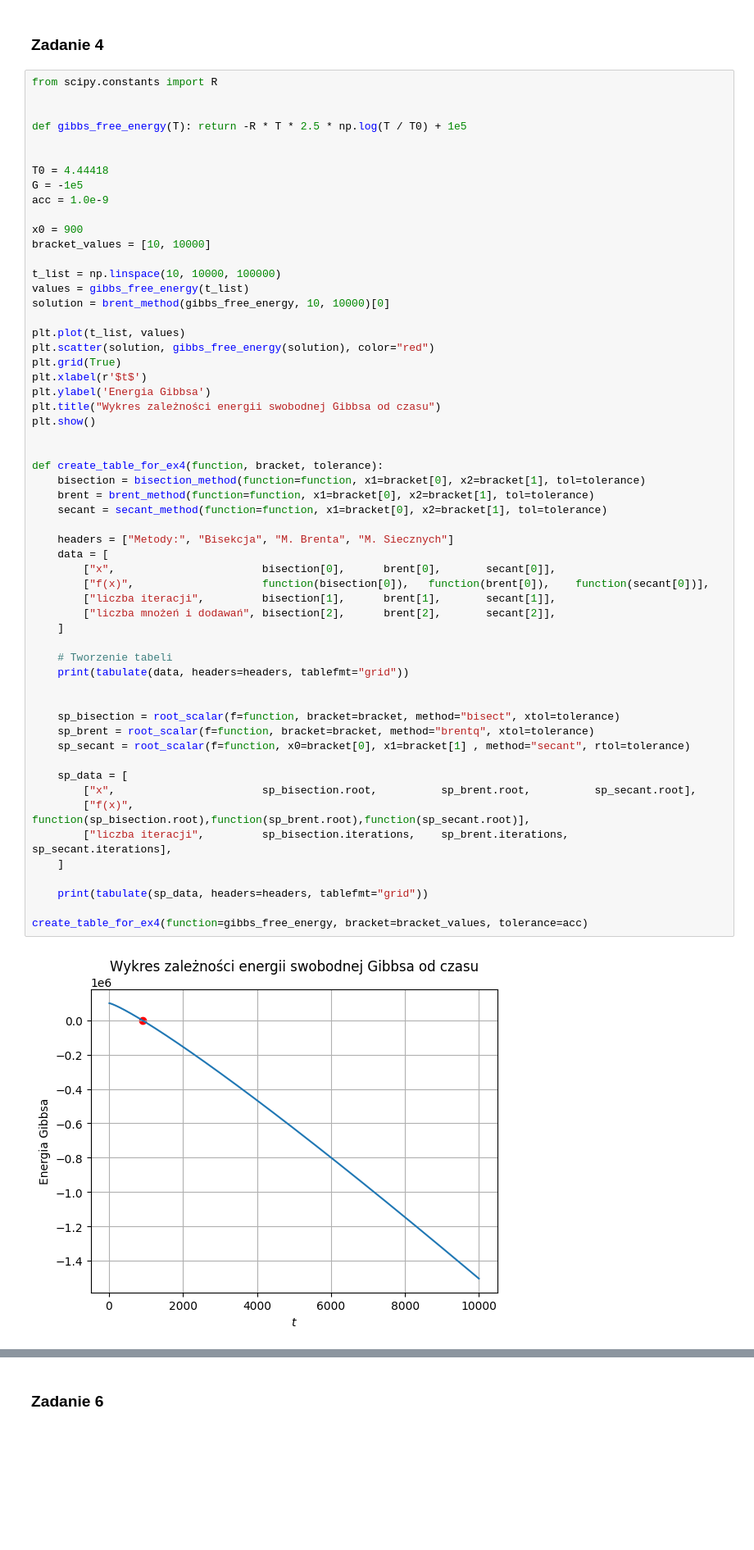
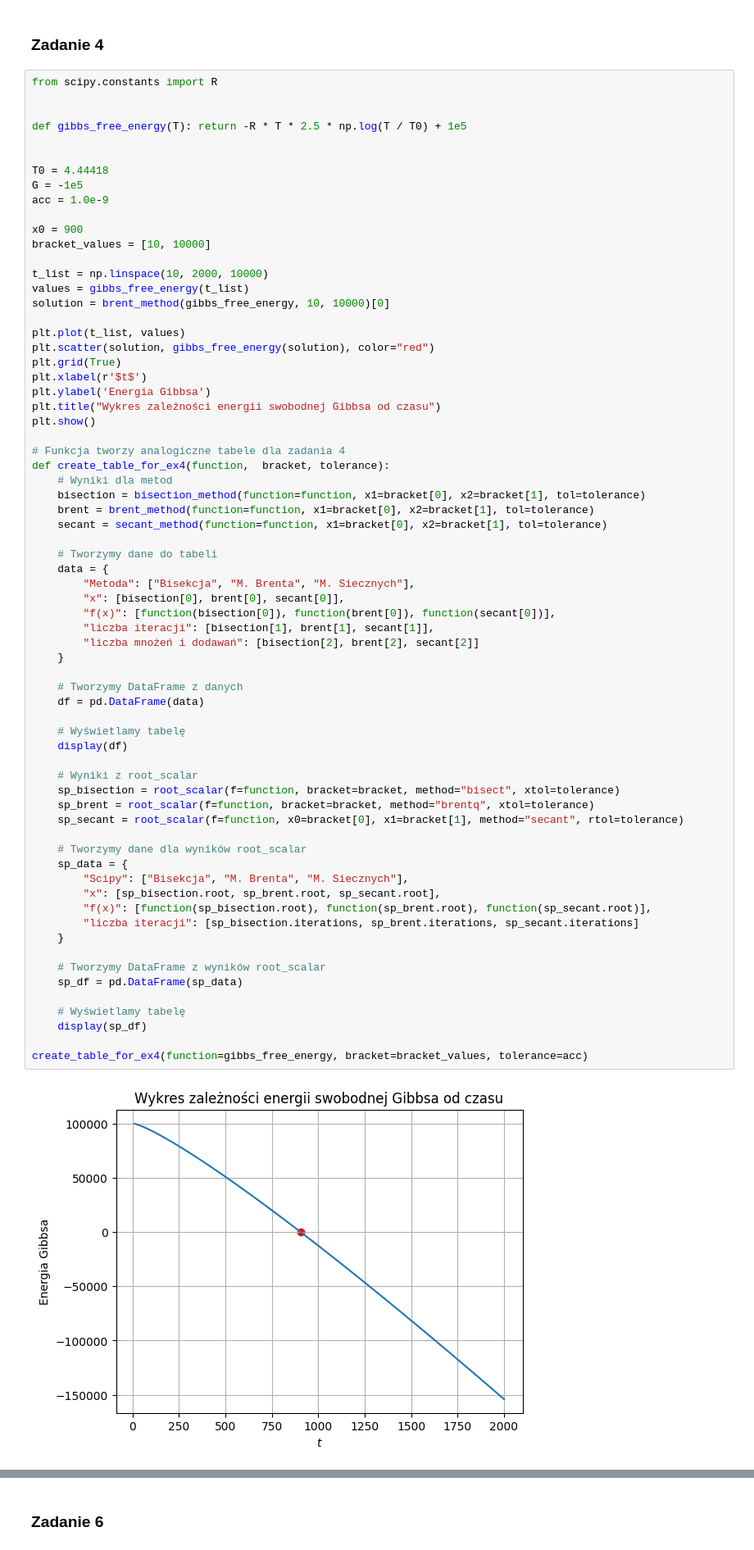
Before and after one commit to Zuzanna-Sosnowska/UniversityProjects, a Jupyter notebook: Semestr 5/Metody numeryczne/Lista4/lista4.ipynb, the cells around one changed output, grey strips where cells are left out. Shown at 82% size. Saved outputs shown, nothing was run; the diff lists cells and outputs as text; blank space fills up the shorter version.

Commit message:
Edycja listy 4 z metod numerycznych

```diff
--- a/Semestr 5/Metody numeryczne/Lista4/lista4.ipynb
+++ b/Semestr 5/Metody numeryczne/Lista4/lista4.ipynb
@@ -319,50 +364,61 @@ G = -1e5
 acc = 1.0e-9
 
 x0 = 900
 bracket_values = [10, 10000]
 
-t_list = np.linspace(10, 10000, 100000)
+t_list = np.linspace(10, 2000, 10000)
 values = gibbs_free_energy(t_list)
 solution = brent_method(gibbs_free_energy, 10, 10000)[0]
 
 plt.plot(t_list, values)
 plt.scatter(solution, gibbs_free_energy(solution), color="red")
 plt.grid(True)
 plt.xlabel(r'$t$')
 plt.ylabel('Energia Gibbsa')
 plt.title("Wykres zależności energii swobodnej Gibbsa od czasu")
 plt.show()
 
-
-def create_table_for_ex4(function, bracket, tolerance):
+# Funkcja tworzy analogiczne tabele dla zadania 4
+def create_table_for_ex4(function,  bracket, tolerance):
+    # Wyniki dla metod
     bisection = bisection_method(function=function, x1=bracket[0], x2=bracket[1], tol=tolerance)
     brent = brent_method(function=function, x1=bracket[0], x2=bracket[1], tol=tolerance)
     secant = secant_method(function=function, x1=bracket[0], x2=bracket[1], tol=tolerance)
 
-    headers = ["Metody:", "Bisekcja", "M. Brenta", "M. Siecznych"]
-    data = [
-        ["x",                       bisection[0],      brent[0],       secant[0]],
-        ["f(x)",                    function(bisection[0]),   function(brent[0]),    function(secant[0])],
-        ["liczba iteracji",         bisection[1],      brent[1],       secant[1]],
-        ["liczba mnożeń i dodawań", bisection[2],      brent[2],       secant[2]],
-    ]
+    # Tworzymy dane do tabeli
+    data = {
+        "Metoda": ["Bisekcja", "M. Brenta", "M. Siecznych"],
+        "x": [bisection[0], brent[0], secant[0]],
+        "f(x)": [function(bisection[0]), function(brent[0]), function(secant[0])],
+        "liczba iteracji": [bisection[1], brent[1], secant[1]],
+        "liczba mnożeń i dodawań": [bisection[2], brent[2], secant[2]]
+    }
 
-    # Tworzenie tabeli
-    print(tabulate(data, headers=headers, tablefmt="grid"))
+    # Tworzymy DataFrame z danych
+    df = pd.DataFrame(data)
 
+    # Wyświetlamy tabelę
+    display(df)
 
+    # Wyniki z root_scalar
     sp_bisection = root_scalar(f=function, bracket=bracket, method="bisect", xtol=tolerance)
     sp_brent = root_scalar(f=function, bracket=bracket, method="brentq", xtol=tolerance)
-    sp_secant = root_scalar(f=function, x0=bracket[0], x1=bracket[1] , method="secant", rtol=tolerance)
+    sp_secant = root_scalar(f=function, x0=bracket[0], x1=bracket[1], method="secant", rtol=tolerance)
 
-    sp_data = [
-        ["x",                       sp_bisection.root,          sp_brent.root,          sp_secant.root],
-        ["f(x)",                    function(sp_bisection.root),function(sp_brent.root),function(sp_secant.root)],
-        ["liczba iteracji",         sp_bisection.iterations,    sp_brent.iterations,    sp_secant.iterations],
-    ]
+    # Tworzymy dane dla wyników root_scalar
+    sp_data = {
+        "Scipy": ["Bisekcja", "M. Brenta", "M. Siecznych"],
+        "x": [sp_bisection.root, sp_brent.root, sp_secant.root],
+        "f(x)": [function(sp_bisection.root), function(sp_brent.root), function(sp_secant.root)],
+        "liczba iteracji": [sp_bisection.iterations, sp_brent.iterations, sp_secant.iterations]
+    }
 
-    print(tabulate(sp_data, headers=headers, tablefmt="grid"))
+    # Tworzymy DataFrame z wyników root_scalar
+    sp_df = pd.DataFrame(sp_data)
+
+    # Wyświetlamy tabelę
+    display(sp_df)
 
 create_table_for_ex4(function=gibbs_free_energy, bracket=bracket_values, tolerance=acc)
 # %% [output]
-[figure, old version]
+[figure, new version]
```
Also changed, not shown: parts of 10 cells of this notebook, 7 other files.
